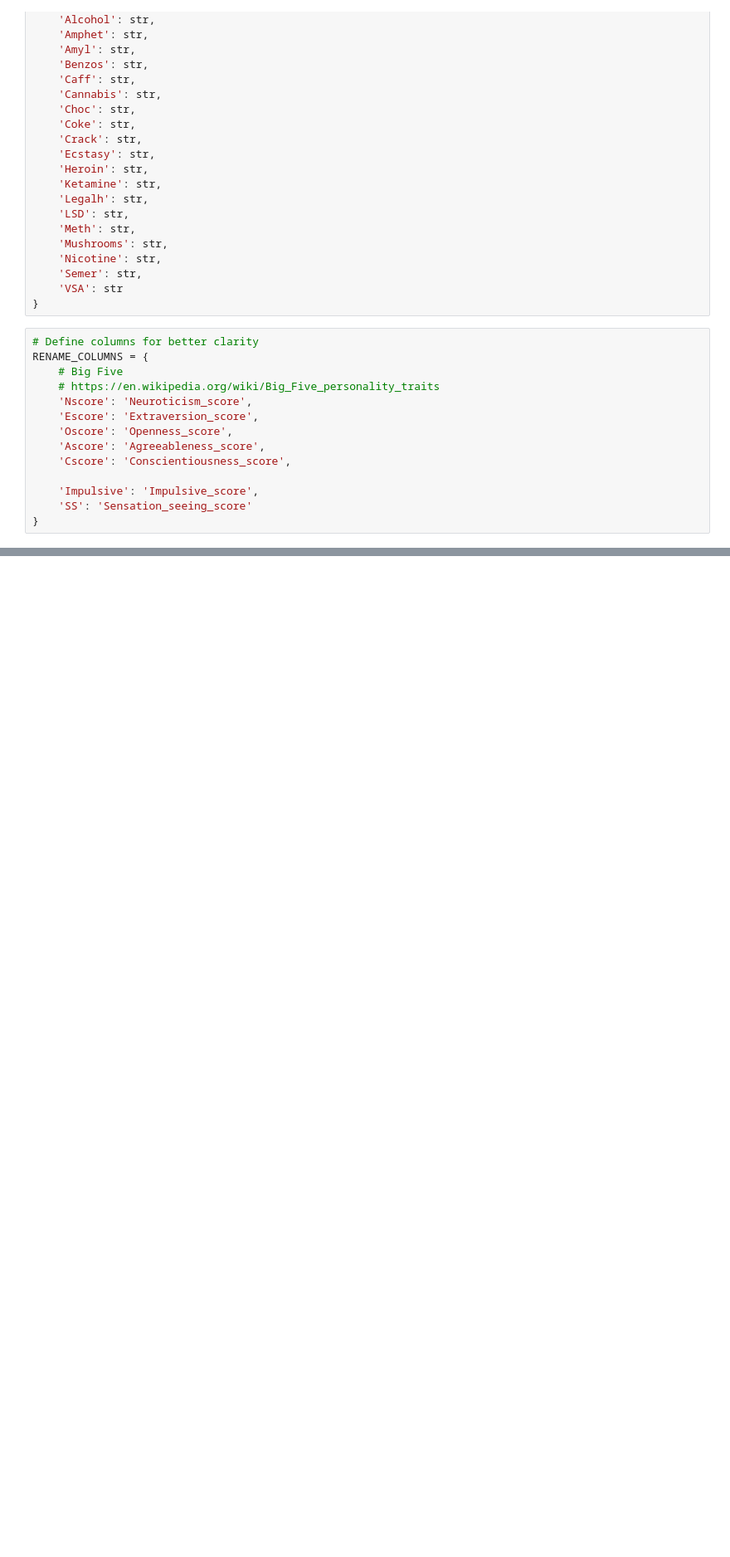
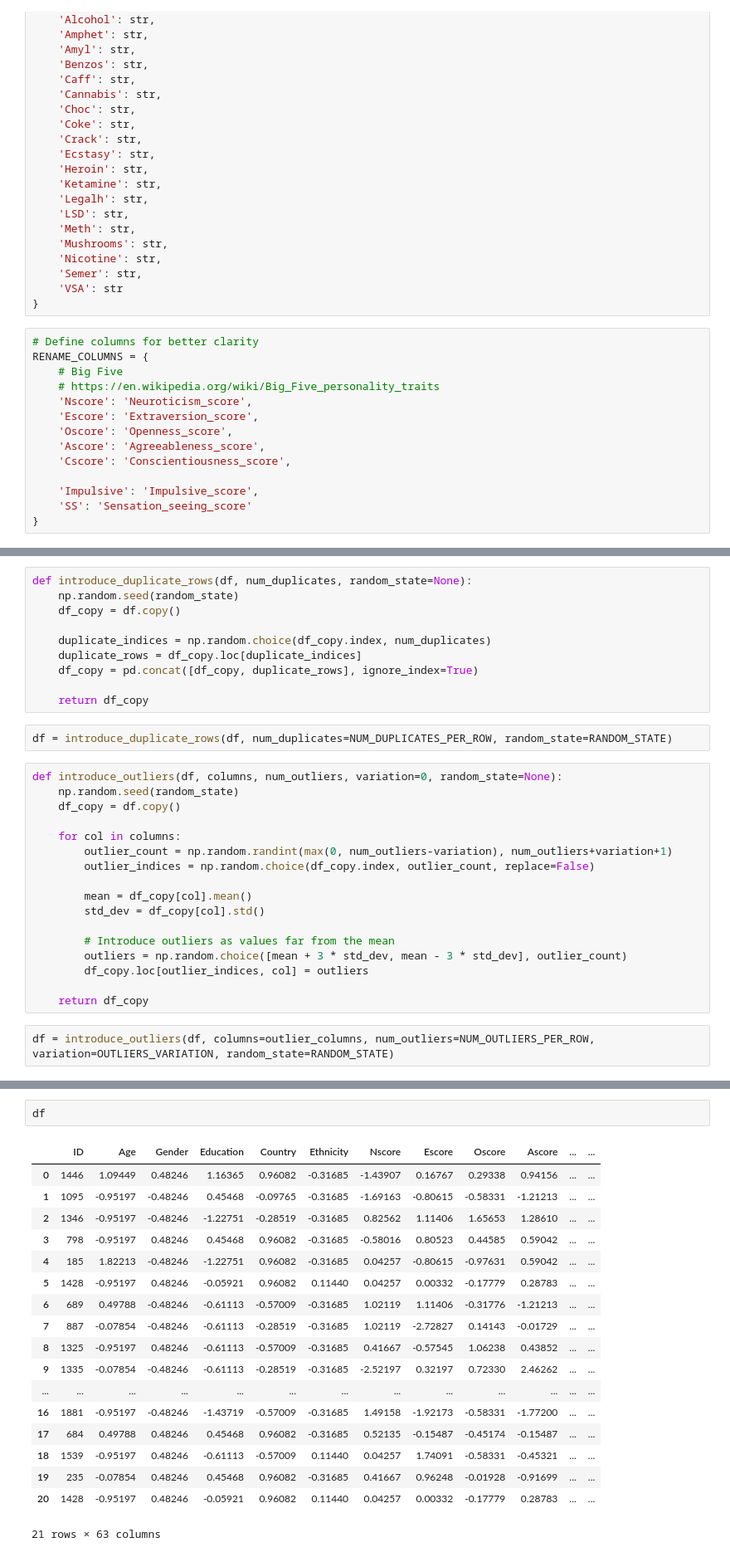
Before and after one commit to HuberNicolas/python-data-processing-uts, a Jupyter notebook: Assignment3/assignment3.ipynb, the cells around one changed output, grey strips where cells are left out. Shown: that part at 83% size. Saved outputs shown, nothing was run; the diff lists cells and outputs as text; blank space fills up the shorter version.

```diff
--- a/Assignment3/assignment3.ipynb
+++ b/Assignment3/assignment3.ipynb
@@ -90,0 +534,31 @@ RENAME_COLUMNS = {
+# %%
+def introduce_duplicate_rows(df, num_duplicates, random_state=None):
+    np.random.seed(random_state)
+    df_copy = df.copy()
+
+    duplicate_indices = np.random.choice(df_copy.index, num_duplicates)
+    duplicate_rows = df_copy.loc[duplicate_indices]
+    df_copy = pd.concat([df_copy, duplicate_rows], ignore_index=True)
+
+    return df_copy
+# %%
+df = introduce_duplicate_rows(df, num_duplicates=NUM_DUPLICATES_PER_ROW, random_state=RANDOM_STATE)
+# %%
+def introduce_outliers(df, columns, num_outliers, variation=0, random_state=None):
+    np.random.seed(random_state)
+    df_copy = df.copy()
+
+    for col in columns:
+        outlier_count = np.random.randint(max(0, num_outliers-variation), num_outliers+variation+1)
+        outlier_indices = np.random.choice(df_copy.index, outlier_count, replace=False)
+
+        mean = df_copy[col].mean()
+        std_dev = df_copy[col].std()
+
+        # Introduce outliers as values far from the mean
+        outliers = np.random.choice([mean + 3 * std_dev, mean - 3 * std_dev], outlier_count)
+        df_copy.loc[outlier_indices, col] = outliers
+
+    return df_copy
+# %%
+df = introduce_outliers(df, columns=outlier_columns, num_outliers=NUM_OUTLIERS_PER_ROW, variation=OUTLIERS_VARIATION, random_state=RANDOM_STATE)
@@ -90,0 +569,21 @@ RENAME_COLUMNS = {
+# %%
+df
+# %% [output]
+|  | ID | Age | Gender | Education | Country | Ethnicity | Nscore | Escore | Oscore | Ascore | ... | ... |
+| 0 | 1446 | 1.09449 | 0.48246 | 1.16365 | 0.96082 | -0.31685 | -1.43907 | 0.16767 | 0.29338 | 0.94156 | ... | ... |
+| 1 | 1095 | -0.95197 | -0.48246 | 0.45468 | -0.09765 | -0.31685 | -1.69163 | -0.80615 | -0.58331 | -1.21213 | ... | ... |
+| 2 | 1346 | -0.95197 | -0.48246 | -1.22751 | -0.28519 | -0.31685 | 0.82562 | 1.11406 | 1.65653 | 1.28610 | ... | ... |
+| 3 | 798 | -0.95197 | 0.48246 | 0.45468 | 0.96082 | -0.31685 | -0.58016 | 0.80523 | 0.44585 | 0.59042 | ... | ... |
+| 4 | 185 | 1.82213 | -0.48246 | -1.22751 | 0.96082 | -0.31685 | 0.04257 | -0.80615 | -0.97631 | 0.59042 | ... | ... |
+| 5 | 1428 | -0.95197 | 0.48246 | -0.05921 | 0.96082 | 0.11440 | 0.04257 | 0.00332 | -0.17779 | 0.28783 | ... | ... |
+| 6 | 689 | 0.49788 | -0.48246 | -0.61113 | -0.57009 | -0.31685 | 1.02119 | 1.11406 | -0.31776 | -1.21213 | ... | ... |
+| 7 | 887 | -0.07854 | -0.48246 | -0.61113 | -0.28519 | -0.31685 | 1.02119 | -2.72827 | 0.14143 | -0.01729 | ... | ... |
+| 8 | 1325 | -0.95197 | 0.48246 | -0.61113 | -0.57009 | -0.31685 | 0.41667 | -0.57545 | 1.06238 | 0.43852 | ... | ... |
+| 9 | 1335 | -0.07854 | -0.48246 | -0.61113 | -0.28519 | -0.31685 | -2.52197 | 0.32197 | 0.72330 | 2.46262 | ... | ... |
+| ... | ... | ... | ... | ... | ... | ... | ... | ... | ... | ... | ... | ... |
+| 16 | 1881 | -0.95197 | -0.48246 | -1.43719 | -0.57009 | -0.31685 | 1.49158 | -1.92173 | -0.58331 | -1.77200 | ... | ... |
+| 17 | 684 | 0.49788 | 0.48246 | 0.45468 | 0.96082 | -0.31685 | 0.52135 | -0.15487 | -0.45174 | -0.15487 | ... | ... |
+| 18 | 1539 | -0.95197 | 0.48246 | -0.61113 | -0.57009 | 0.11440 | 0.04257 | 1.74091 | -0.58331 | -0.45321 | ... | ... |
+| 19 | 235 | -0.07854 | 0.48246 | 0.45468 | 0.96082 | -0.31685 | 0.41667 | 0.96248 | -0.01928 | -0.91699 | ... | ... |
+| 20 | 1428 | -0.95197 | 0.48246 | -0.05921 | 0.96082 | 0.11440 | 0.04257 | 0.00332 | -0.17779 | 0.28783 | ... | ... |
+21 rows × 63 columns
```
Also changed, not shown: parts of 34 cells of this notebook.
